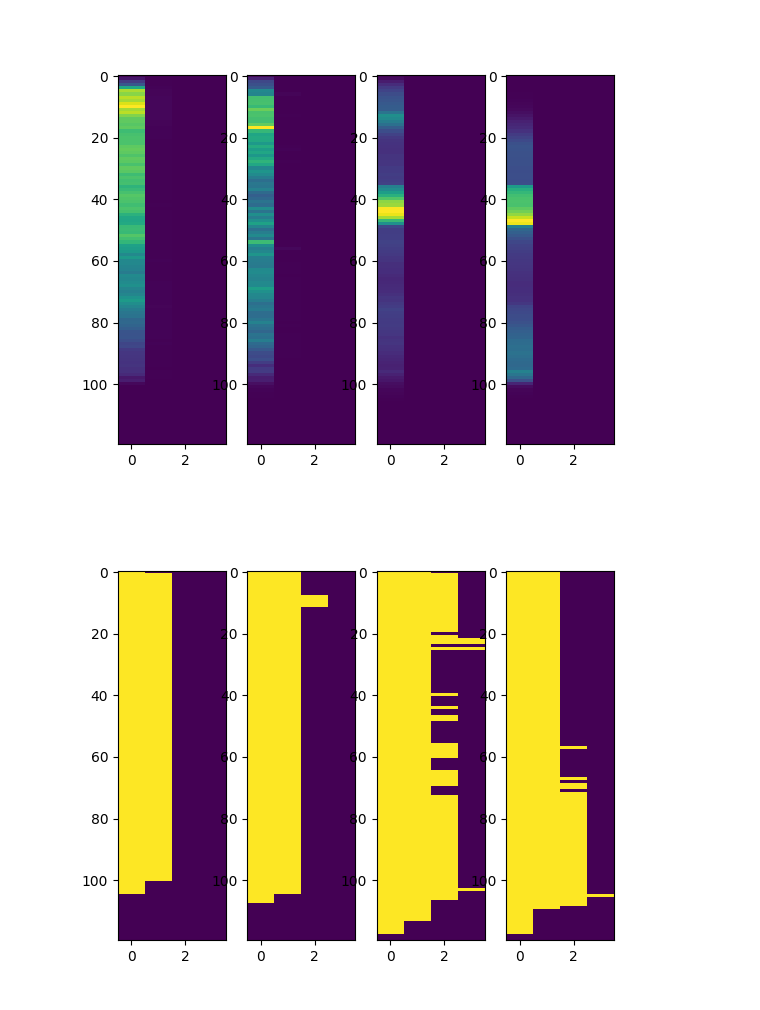
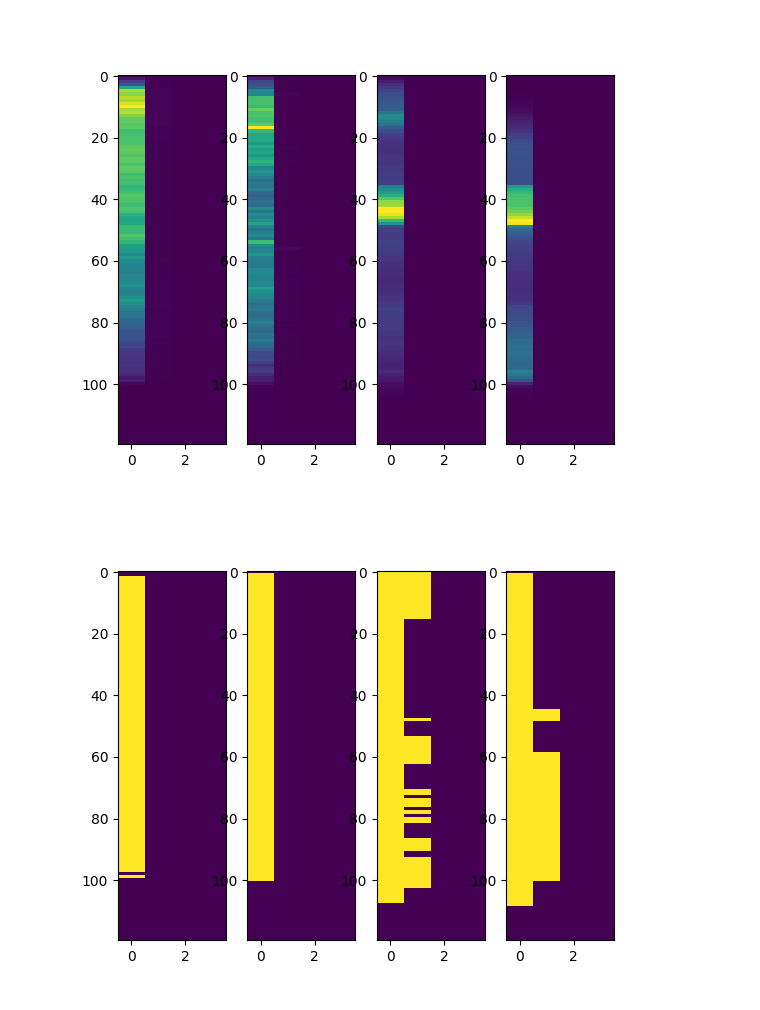
Before and after one commit to AllenInstitute/cplAE_MET, a Jupyter notebook: notebooks/Morphology_PCA.ipynb, the cells around one changed output. Cells and saved outputs as stored; diff of their text form; code cells hidden in the pictures.

```diff
--- a/notebooks/Morphology_PCA.ipynb
+++ b/notebooks/Morphology_PCA.ipynb
@@ -128,10 +135,10 @@ plt.show()
 # %% [output]
 [figure]
 # %%
-var_mask = (np.var(X_img, 0) > 1e-4).astype("float")
+var_mask = (np.var(X_img, 0) > 1e-2).astype("float")
 (fig, axes) = plt.subplots(1, 4)
 for (ax, proc) in zip(axes, np.moveaxis(var_mask, 2, 0)):
     ax.imshow(proc, aspect = "auto", interpolation = "None")
 plt.show()
 # %% [output]
-[figure, old version]
+[figure, new version]
```
Also changed, not shown: parts of 4 cells of this notebook, 3 other files.
